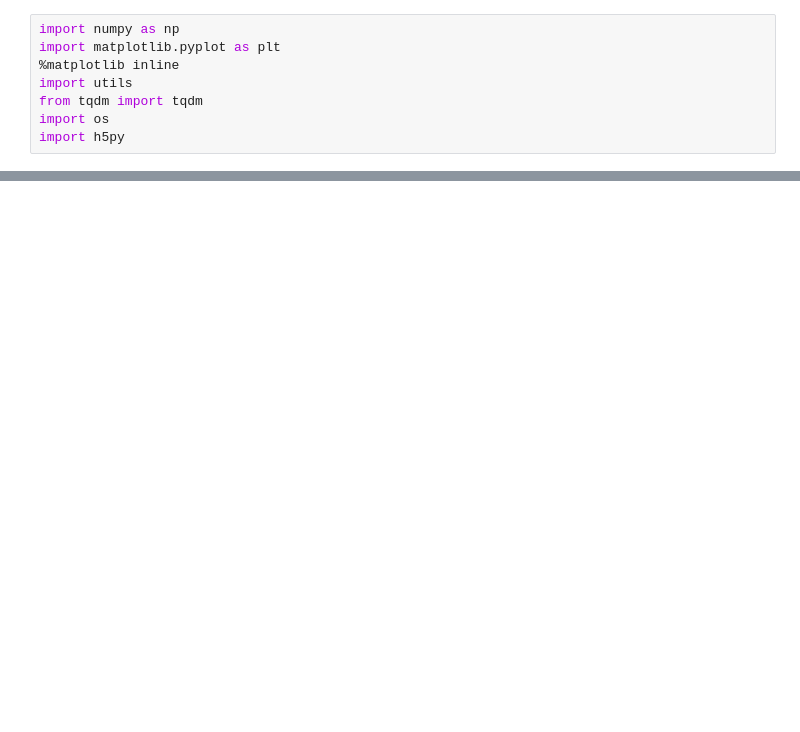
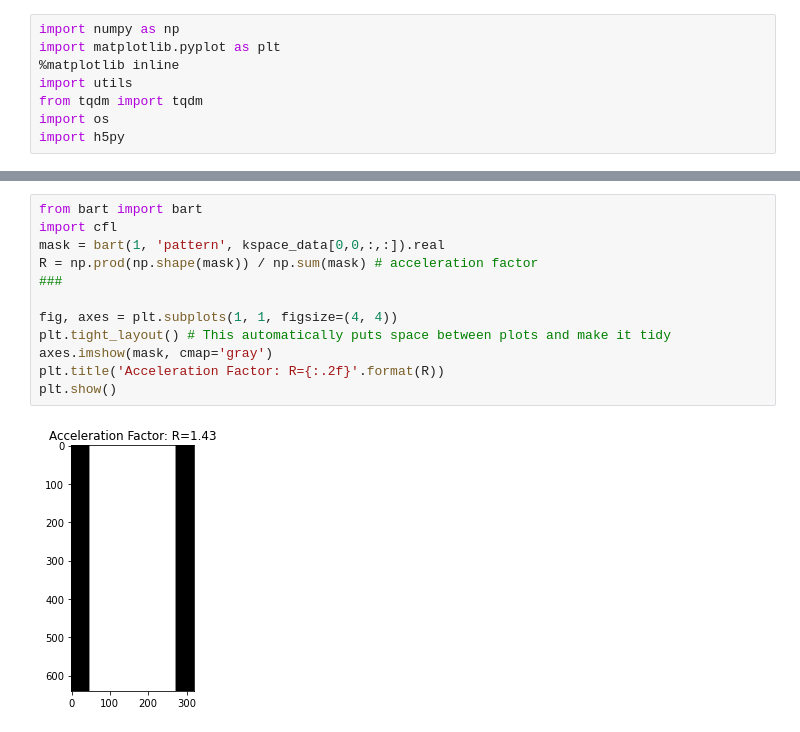
Before and after one commit to sidharthkumar10500/motion_correction, a Jupyter notebook: jupyter_notebooks/Visualizing data.ipynb, the cells around one changed output, grey strips where cells are left out. Drawn from its saved outputs; the diff is of its cells as text; blank space fills up the shorter version.

```diff
--- a/jupyter_notebooks/Visualizing data.ipynb
+++ b/jupyter_notebooks/Visualizing data.ipynb
@@ -22,0 +36,14 @@ NameError: name 'Scan_still_t1' is not defined
+# %%
+from bart import bart
+import cfl
+mask = bart(1, 'pattern', kspace_data[0,0,:,:]).real
+R = np.prod(np.shape(mask)) / np.sum(mask) # acceleration factor
+###
+
+fig, axes = plt.subplots(1, 1, figsize=(4, 4))
+plt.tight_layout() # This automatically puts space between plots and make it tidy
+axes.imshow(mask, cmap='gray')
+plt.title('Acceleration Factor: R={:.2f}'.format(R))
+plt.show()
+# %% [output]
+[figure, added]
```
Also changed, not shown: parts of 11 cells of this notebook, 2 other files.
